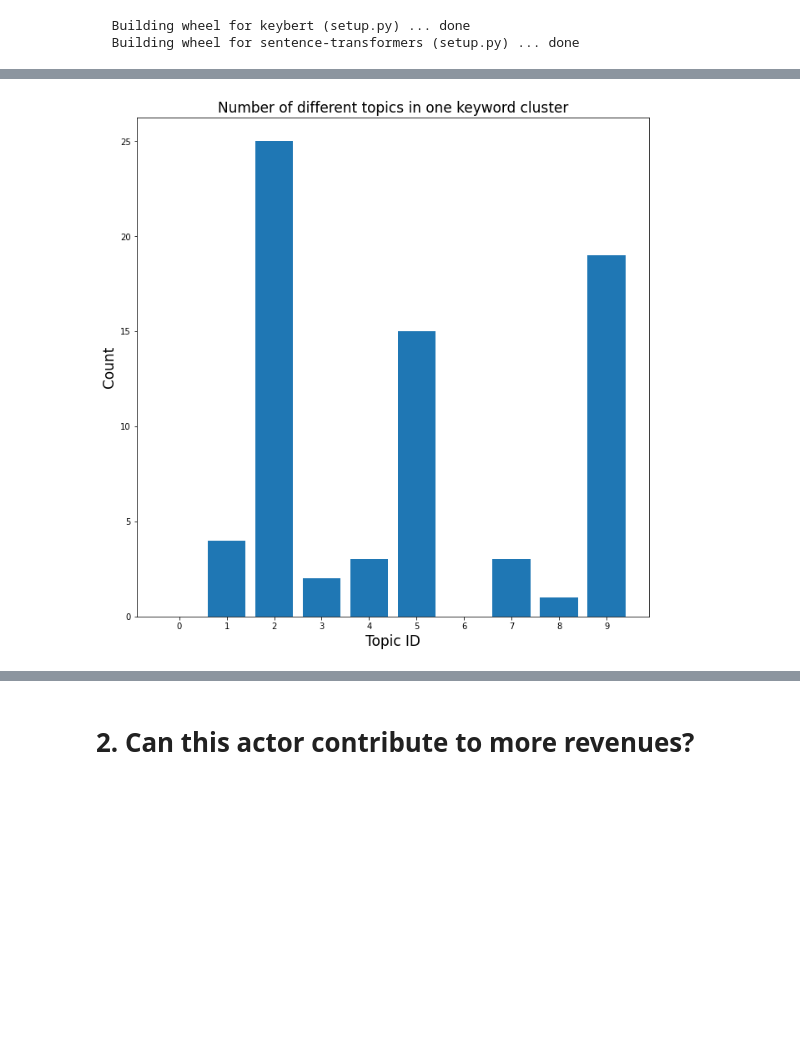
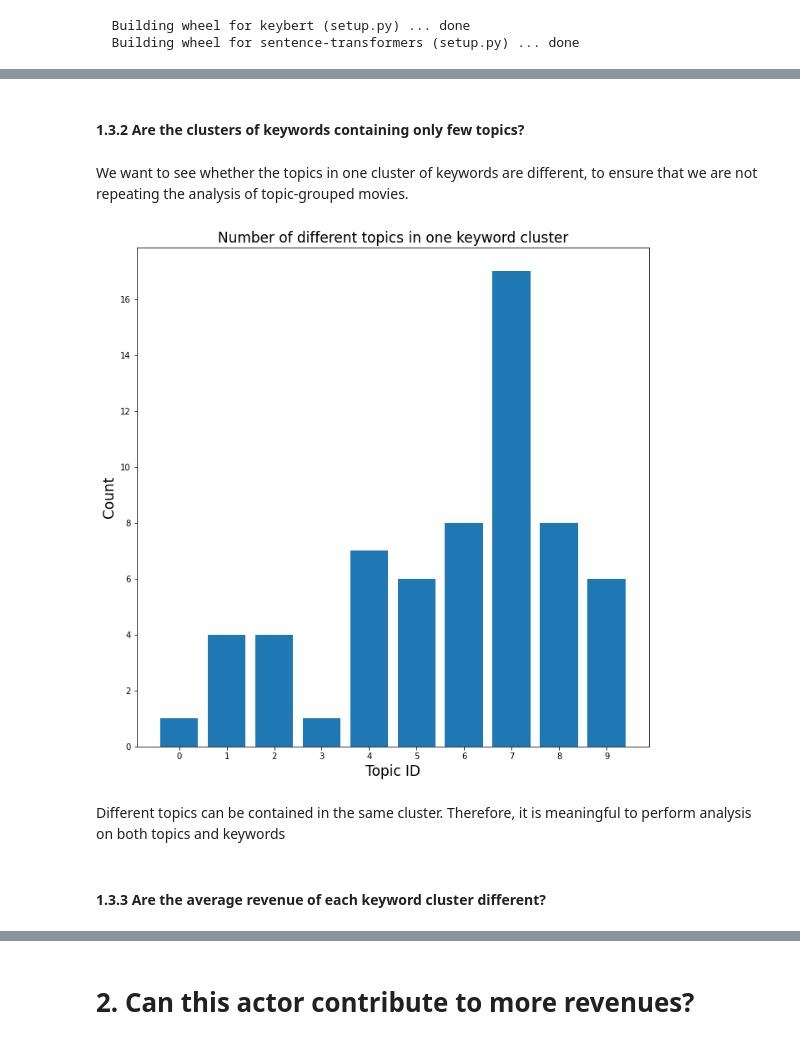
Before and after one commit to epfl-ada/ada-2022-project-superplainteamname2022, a Jupyter notebook: milestone2-xyt.ipynb, the cells around one changed output, grey strips where cells are left out. Drawn from its saved outputs; the diff is of its cells as text; code cells hidden in the pictures; blank space fills up the shorter version.

```diff
--- a/milestone2-xyt.ipynb
+++ b/milestone2-xyt.ipynb
@@ -153,0 +220,5 @@ movie_plot[movie_plot['movie_id'] == 5676692]
+# %%
+total_movie_number = movie_metadata.shape[0]
+movie_meta_data_revenue = movie_metadata.dropna(subset=['movie_box_office_revenue'])
+print('Movie with Revenue: ', movie_meta_data_revenue.shape[0])
+print('Total Movie Number: ', total_movie_number)
@@ -153,0 +232,26 @@ movie_plot[movie_plot['movie_id'] == 5676692]
+# %%
+def bootstrap_CI(data, nbr_draws = 1000):
+  means = np.zeros(nbr_draws)
+  data = np.array(data)
+
+  for n in range(nbr_draws):
+    indices = np.random.randint(0, len(data), len(data))
+    data_tmp = data[indices]
+    means[n] = np.nanmean(data_tmp)
+
+  return [np.nanpercentile(means, 2.5),np.nanpercentile(means, 97.5)]
+
+movie_meta_data_revenue_year = movie_meta_data_revenue.groupby('year')
+movie_meta_data_revenue_year_mean = movie_meta_data_revenue_year.mean()
+year_data = []
+for _, group in movie_meta_data_revenue_year:
+  year_data.append(bootstrap_CI(group['movie_box_office_revenue'].values, nbr_draws = 1000))
+year_data = np.stack(year_data).transpose(1, 0)
+plt.figure(figsize=(11,11))
+plt.fill_between(movie_meta_data_revenue_year_mean.index, year_data[0], year_data[1], alpha = 0.5, color = 'gray')
+plt.plot(movie_meta_data_revenue_year_mean.movie_box_office_revenue, color = 'black')
+
+plt.xlabel('Year', fontsize=17)
+plt.ylabel('Average Revenue', fontsize=17)
+plt.title('Average Revenue Across Years', fontsize=17)
+plt.show()
@@ -153,0 +264,12 @@ movie_plot[movie_plot['movie_id'] == 5676692]
+# %%
+# convert dict-format string to dictionary
+from collections import defaultdict
+genres = movie_metadata['movie_genres'].apply(eval)
+def zero_count():
+  return 0
+# count the time that a certain genre occurs
+genre_count = defaultdict(zero_count)
+for i, genre_dict in enumerate(genres):
+  for key in genre_dict.keys():
+    genre_count[genre_dict[key]] += 1
+print('Total Number of Genre: ', len(genre_count.keys()))
@@ -462,20 +596,28 @@ plt.show()
+# %% [markdown]
+#### 1.3.2 Are the clusters of keywords containing only few topics?
+# %% [markdown]
+We want to see whether the topics in one cluster of keywords are different, to ensure that we are not repeating the analysis of topic-grouped movies.
 # %%
 movie_data_sampled['keyword_cluster_id'] = kmeans_res.labels_
 movie_data_sampled_group_keyword = movie_data_sampled.groupby('keyword_cluster_id')
 for i, group in movie_data_sampled_group_keyword:
   topics = group['topic_id']
   topic_count = np.bincount(topics)
-  if(i == 2):
+  if(i == 1):
     break
 plt.figure(figsize=(11,11))
 plt.bar(np.arange(len(topic_count)),topic_count)
 plt.xticks(np.arange(num_topics),np.arange(num_topics))
 plt.xlabel('Topic ID', fontsize=17)
 plt.ylabel('Count', fontsize=17)
 plt.title('Number of different topics in one keyword cluster', fontsize=17)
 plt.show()
 # %% [output]
-[figure, old version]
+[figure, new version]
+# %% [markdown]
+Different topics can be contained in the same cluster. Therefore, it is meaningful to perform analysis on both topics and keywords
+# %% [markdown]
+#### 1.3.3 Are the average revenue of each keyword cluster different?
 # %%
 movie_data_sampled_group_keyword_mean = movie_data_sampled_group_keyword.mean()
 plt.figure(figsize=(11,11))
```
Also changed, not shown: parts of 86 cells of this notebook.
